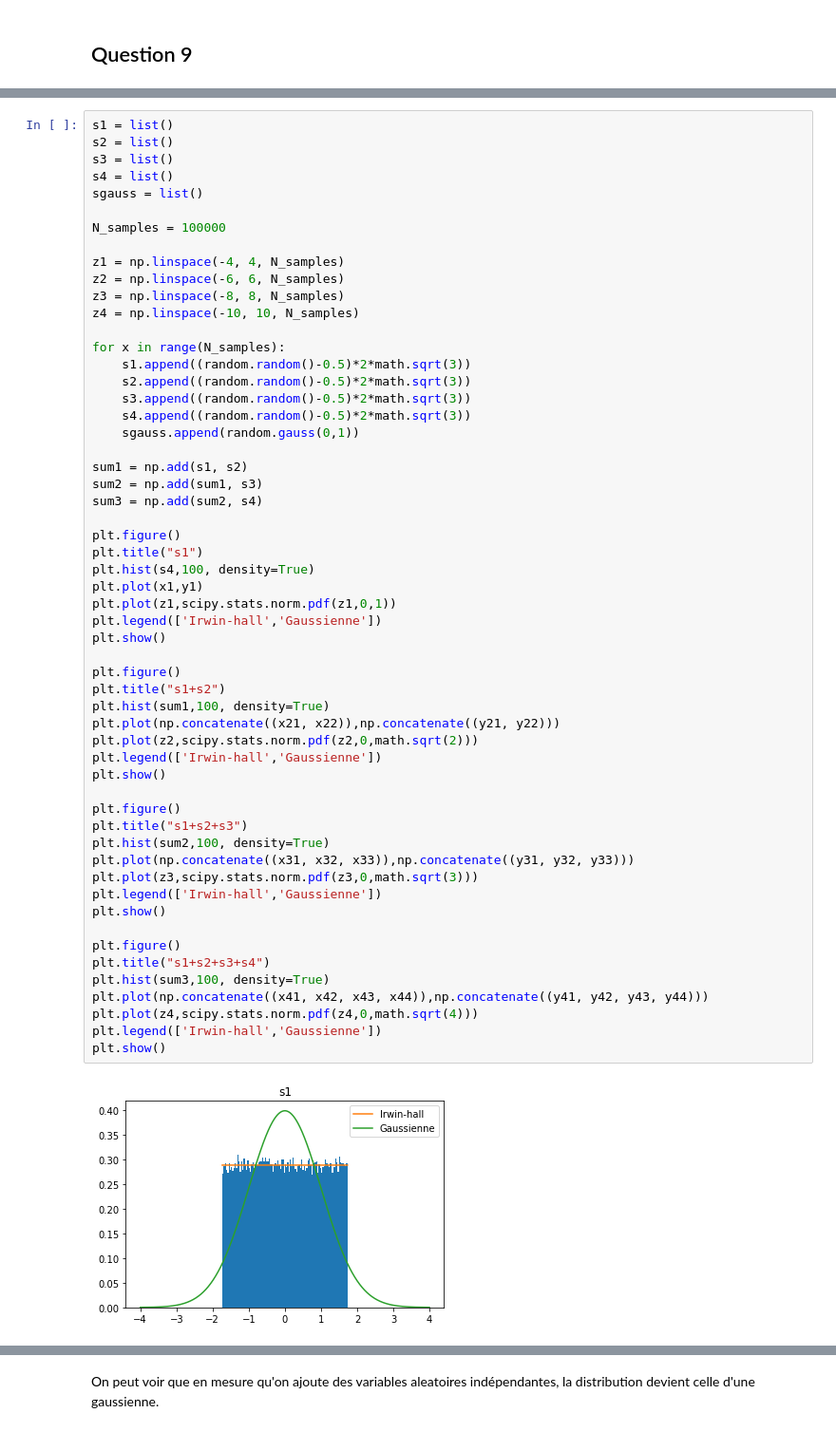
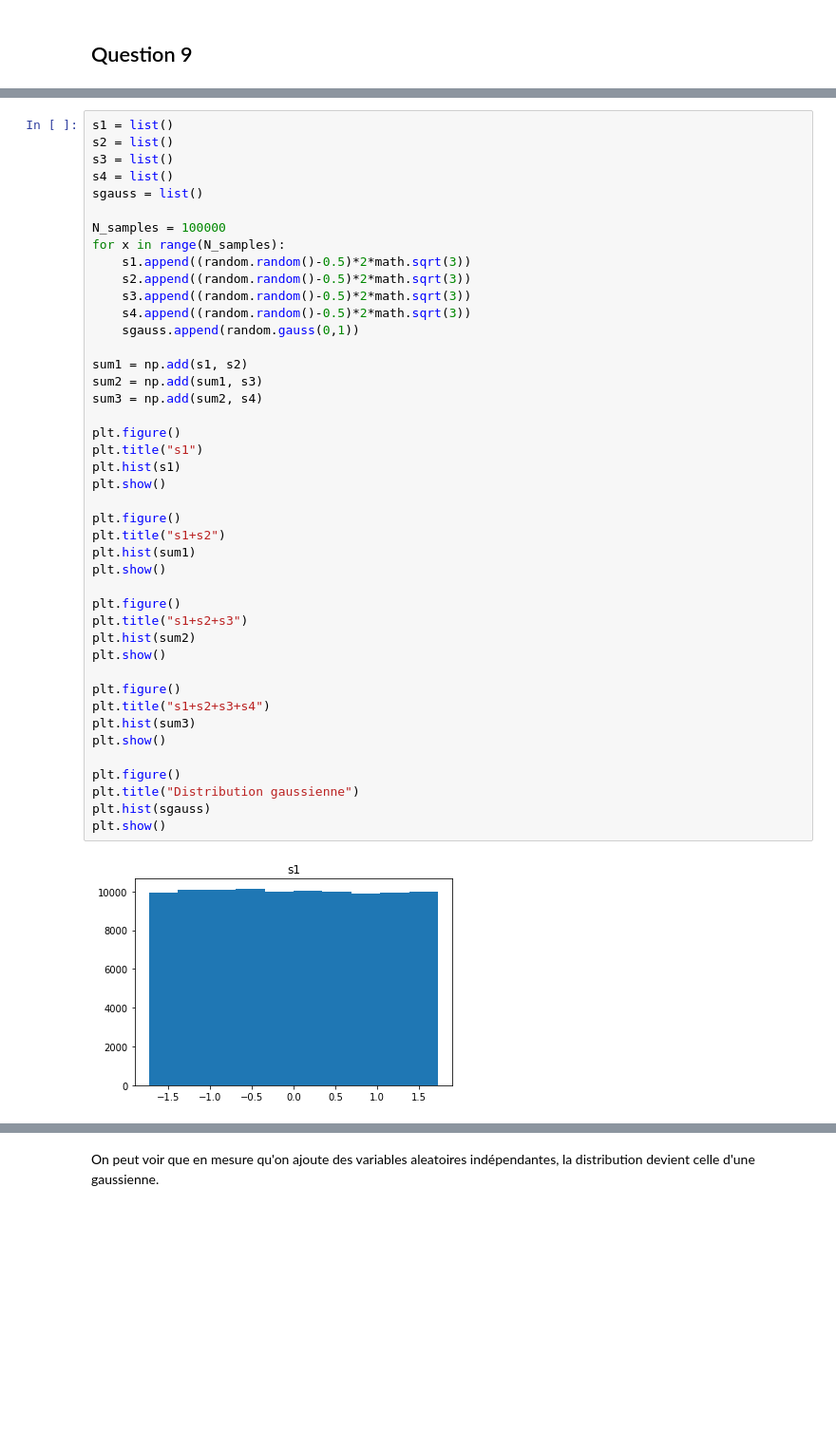
Before and after one commit to gonzaq94/Blind-source-separation, a Jupyter notebook: TP Séparation aveugle de sources - Quintana et Agudelo.ipynb, the cells around one changed output, grey strips where cells are left out. Shown at 95% size. Saved outputs shown, nothing was run; the diff lists cells and outputs as text; blank space fills up the shorter version.

```diff
--- a/TP Séparation aveugle de sources - Quintana et Agudelo.ipynb
+++ b/TP Séparation aveugle de sources - Quintana et Agudelo.ipynb
@@ -265,53 +174,40 @@ s4 = list()
 sgauss = list()
 
 N_samples = 100000
-
-z1 = np.linspace(-4, 4, N_samples)
-z2 = np.linspace(-6, 6, N_samples)
-z3 = np.linspace(-8, 8, N_samples)
-z4 = np.linspace(-10, 10, N_samples)
-
 for x in range(N_samples):
     s1.append((random.random()-0.5)*2*math.sqrt(3))
     s2.append((random.random()-0.5)*2*math.sqrt(3))
     s3.append((random.random()-0.5)*2*math.sqrt(3))
     s4.append((random.random()-0.5)*2*math.sqrt(3))
     sgauss.append(random.gauss(0,1))
 
 sum1 = np.add(s1, s2)
 sum2 = np.add(sum1, s3)
 sum3 = np.add(sum2, s4)
 
 plt.figure()
 plt.title("s1")
-plt.hist(s4,100, density=True)
-plt.plot(x1,y1)
-plt.plot(z1,scipy.stats.norm.pdf(z1,0,1))
-plt.legend(['Irwin-hall','Gaussienne'])
+plt.hist(s1)
 plt.show()
 
 plt.figure()
 plt.title("s1+s2")
-plt.hist(sum1,100, density=True)
-plt.plot(np.concatenate((x21, x22)),np.concatenate((y21, y22)))
-plt.plot(z2,scipy.stats.norm.pdf(z2,0,math.sqrt(2)))
-plt.legend(['Irwin-hall','Gaussienne'])
+plt.hist(sum1)
 plt.show()
 
 plt.figure()
 plt.title("s1+s2+s3")
-plt.hist(sum2,100, density=True)
-plt.plot(np.concatenate((x31, x32, x33)),np.concatenate((y31, y32, y33)))
-plt.plot(z3,scipy.stats.norm.pdf(z3,0,math.sqrt(3)))
-plt.legend(['Irwin-hall','Gaussienne'])
+plt.hist(sum2)
 plt.show()
 
 plt.figure()
 plt.title("s1+s2+s3+s4")
-plt.hist(sum3,100, density=True)
-plt.plot(np.concatenate((x41, x42, x43, x44)),np.concatenate((y41, y42, y43, y44)))
-plt.plot(z4,scipy.stats.norm.pdf(z4,0,math.sqrt(4)))
-plt.legend(['Irwin-hall','Gaussienne'])
+plt.hist(sum3)
 plt.show()
+
+plt.figure()
+plt.title("Distribution gaussienne")
+plt.hist(sgauss)
+plt.show()
 # %% [output]
-[figure, old version]
+[figure, new version]
```
Also changed, not shown: parts of 36 cells of this notebook.
